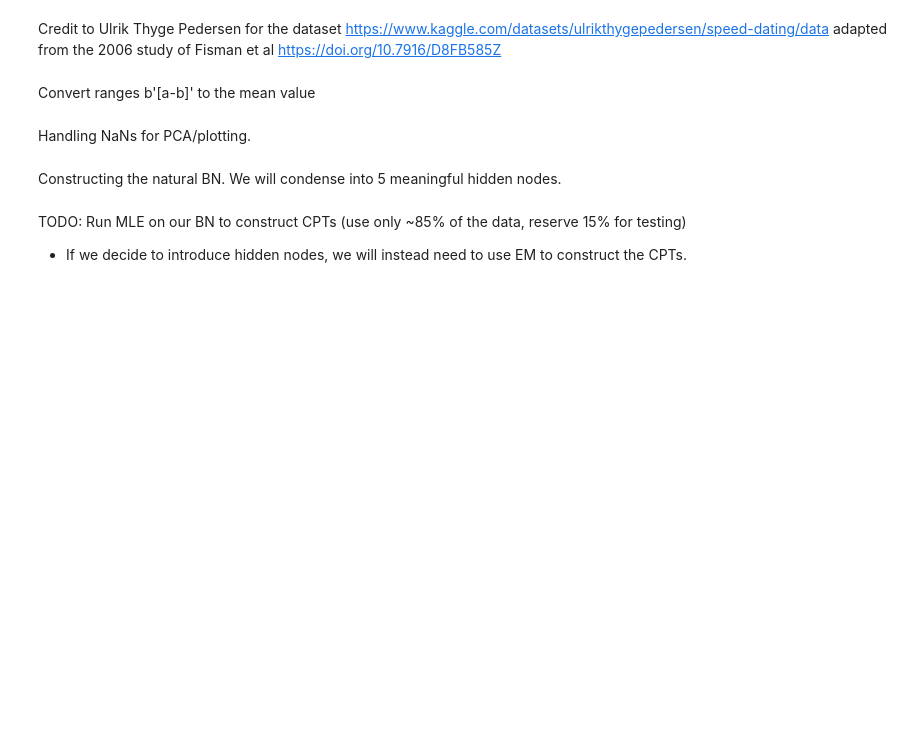
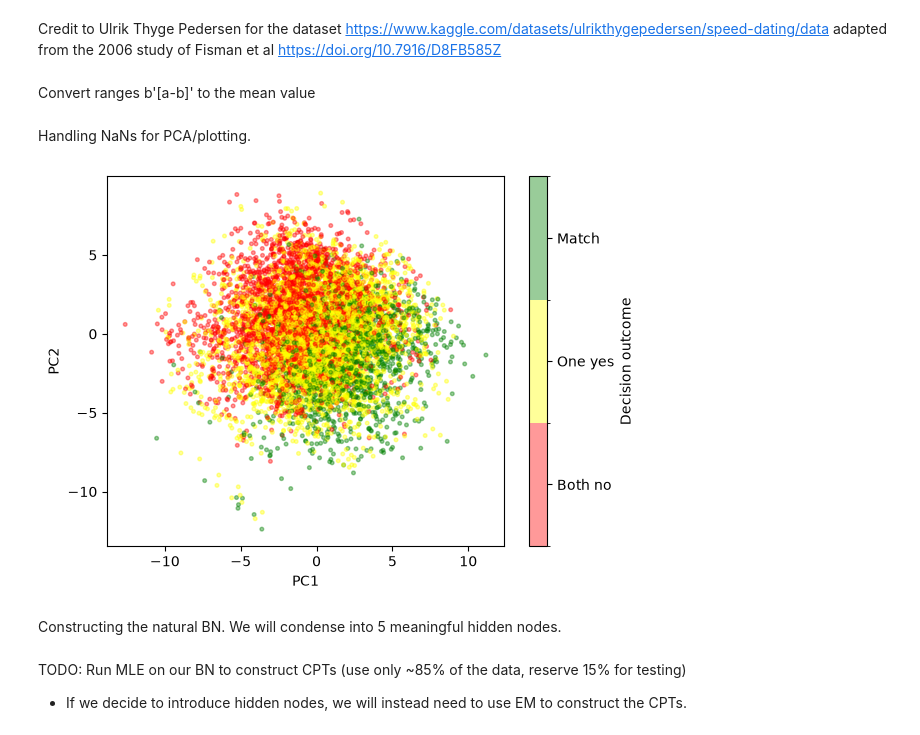
Before and after one commit to BimalRajGyawali/Learning-Speed-Dating, a Jupyter notebook: speed_dating.ipynb, the cells around one changed output. Cells and saved outputs as stored; diff of their text form; code cells hidden in the pictures; blank space fills up the shorter version.

Commit message:
cleaned up the PCA graph, working on constructing the natural BN

```diff
--- a/speed_dating.ipynb
+++ b/speed_dating.ipynb
@@ -71,3 +50,33 @@ plt.show()
+# %%
+labels['decision'] = labels['decision'].replace({"b'1'": 1, "b'0'": 0})
+labels['decision_o'] = labels['decision_o'].replace({"b'1'": 1, "b'0'": 0})
+
+colors = labels['decision'].astype(int) + labels['decision_o'].astype(int)
+
+cmap = ListedColormap(['red', 'yellow', 'green'])
+norm = BoundaryNorm([-0.5, 0.5, 1.5, 2.5], cmap.N)
+
+plt.scatter(
+    X_pca[:, 0],
+    X_pca[:, 1],
+    c=colors,
+    cmap=cmap,
+    norm=norm,
+    s=7,
+    alpha=0.4
+)
+
+plt.xlabel('PC1')
+plt.ylabel('PC2')
+
+cbar = plt.colorbar(ticks=[0, 1, 2])
+cbar.ax.set_yticklabels(['Both no', 'One yes', 'Match'])
+cbar.set_label('Decision outcome')
+
+plt.savefig("PCA_colored.png", dpi=300)
+plt.show()
+# %% [output]
+[figure, added]
 # %% [markdown]
 Constructing the natural BN. We will condense into 5 meaningful hidden nodes.
 # %%
```
Also changed, not shown: parts of 3 cells of this notebook, 2 other files.
